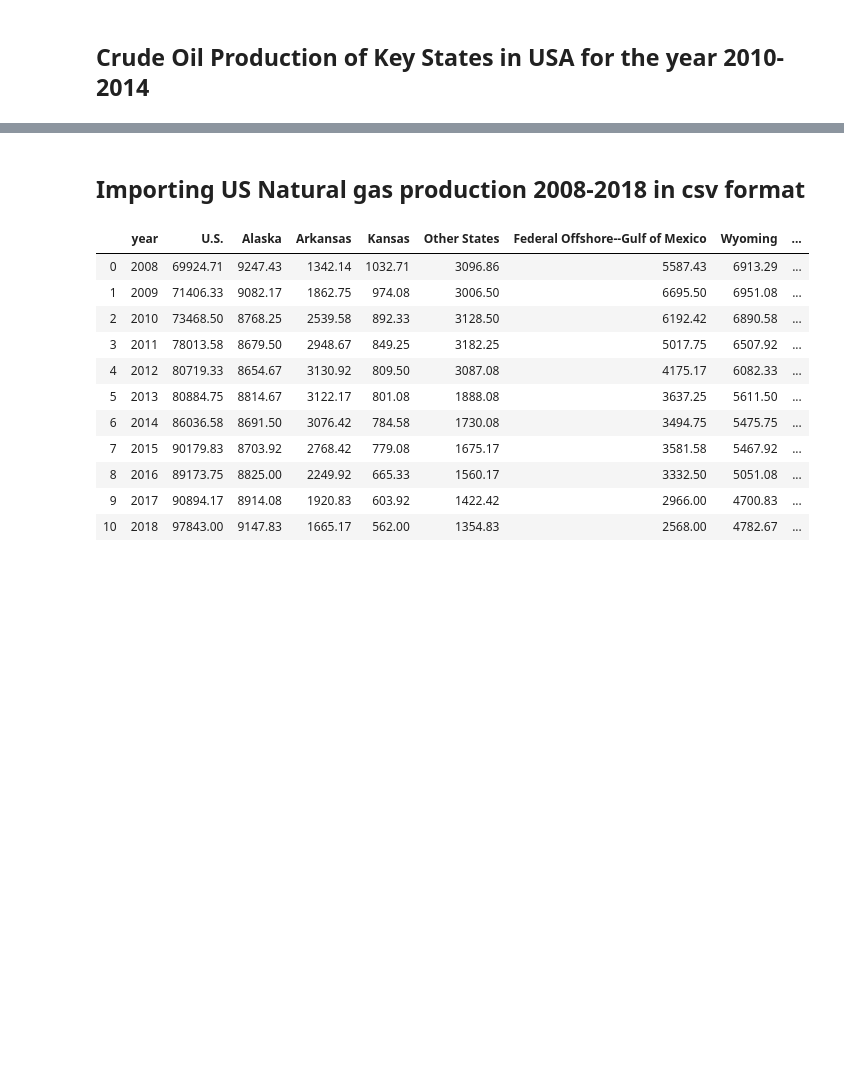
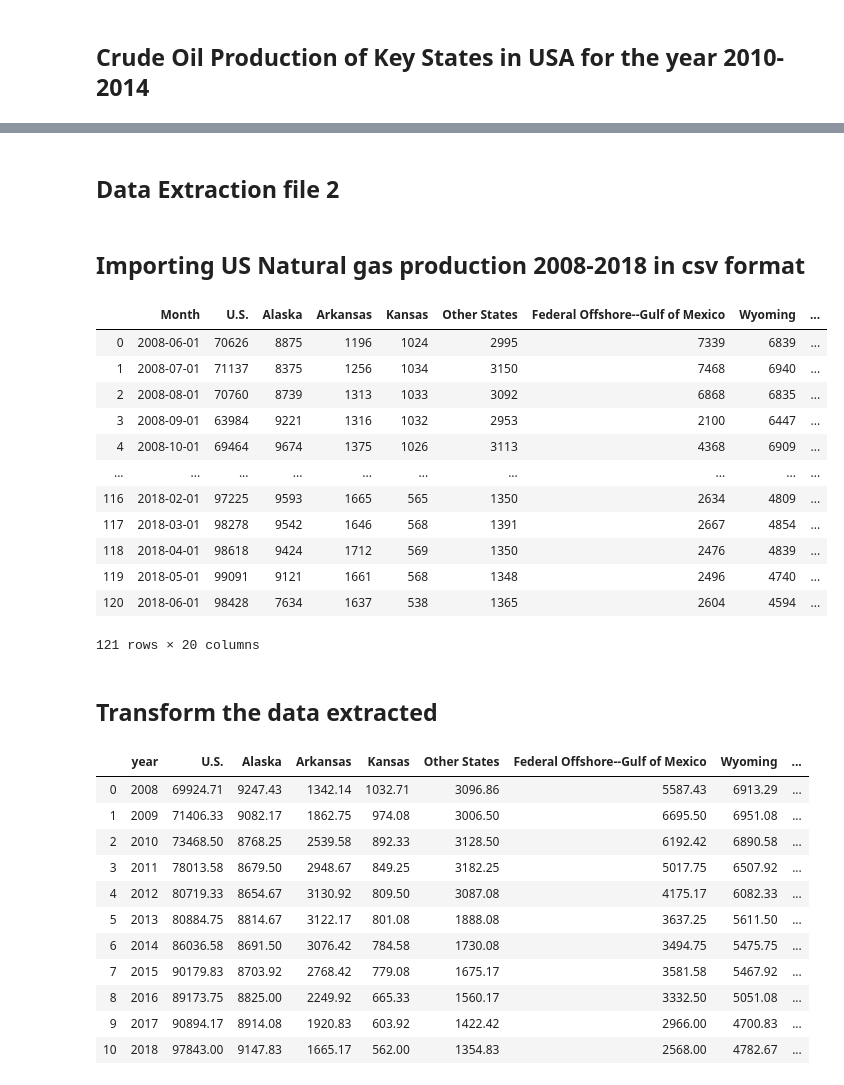
Before and after one commit to sgk2004/ETL-of-Oil-Gas-Data, a Jupyter notebook: Oil and Gas/data_etl.ipynb, the cells around one changed output, grey strips where cells are left out. Cells and saved outputs as stored; diff of their text form; code cells hidden in the pictures; blank space fills up the shorter version.

```diff
--- a/Oil and Gas/data_etl.ipynb
+++ b/Oil and Gas/data_etl.ipynb
@@ -135,9 +183,27 @@ memory usage: 704.0+ bytes
+# %% [markdown]
+## Data Extraction file 2
 # %% [markdown]
 ## Importing US Natural gas production 2008-2018 in csv format
 # %%
 file2_path= os.path.join('Resources','U.S._natural_gas_production.csv')
 NG_production_df = pd.read_csv(file2_path)
-#NG_production_df
+NG_production_df
+# %% [output]
+|  | Month | U.S. | Alaska | Arkansas | Kansas | Other States | Federal Offshore--Gulf of Mexico | Wyoming | ... |
+| 0 | 2008-06-01 | 70626 | 8875 | 1196 | 1024 | 2995 | 7339 | 6839 | ... |
+| 1 | 2008-07-01 | 71137 | 8375 | 1256 | 1034 | 3150 | 7468 | 6940 | ... |
+| 2 | 2008-08-01 | 70760 | 8739 | 1313 | 1033 | 3092 | 6868 | 6835 | ... |
+| 3 | 2008-09-01 | 63984 | 9221 | 1316 | 1032 | 2953 | 2100 | 6447 | ... |
+| 4 | 2008-10-01 | 69464 | 9674 | 1375 | 1026 | 3113 | 4368 | 6909 | ... |
+| ... | ... | ... | ... | ... | ... | ... | ... | ... | ... |
+| 116 | 2018-02-01 | 97225 | 9593 | 1665 | 565 | 1350 | 2634 | 4809 | ... |
+| 117 | 2018-03-01 | 98278 | 9542 | 1646 | 568 | 1391 | 2667 | 4854 | ... |
+| 118 | 2018-04-01 | 98618 | 9424 | 1712 | 569 | 1350 | 2476 | 4839 | ... |
+| 119 | 2018-05-01 | 99091 | 9121 | 1661 | 568 | 1348 | 2496 | 4740 | ... |
+| 120 | 2018-06-01 | 98428 | 7634 | 1637 | 538 | 1365 | 2604 | 4594 | ... |
+121 rows × 20 columns
+# %% [markdown]
+## Transform the data extracted
 # %%
 NG_production_df['year'] = pd.DatetimeIndex(NG_production_df['Month']).year
 del NG_production_df['Month']
```
Also changed, not shown: parts of 66 cells of this notebook.
